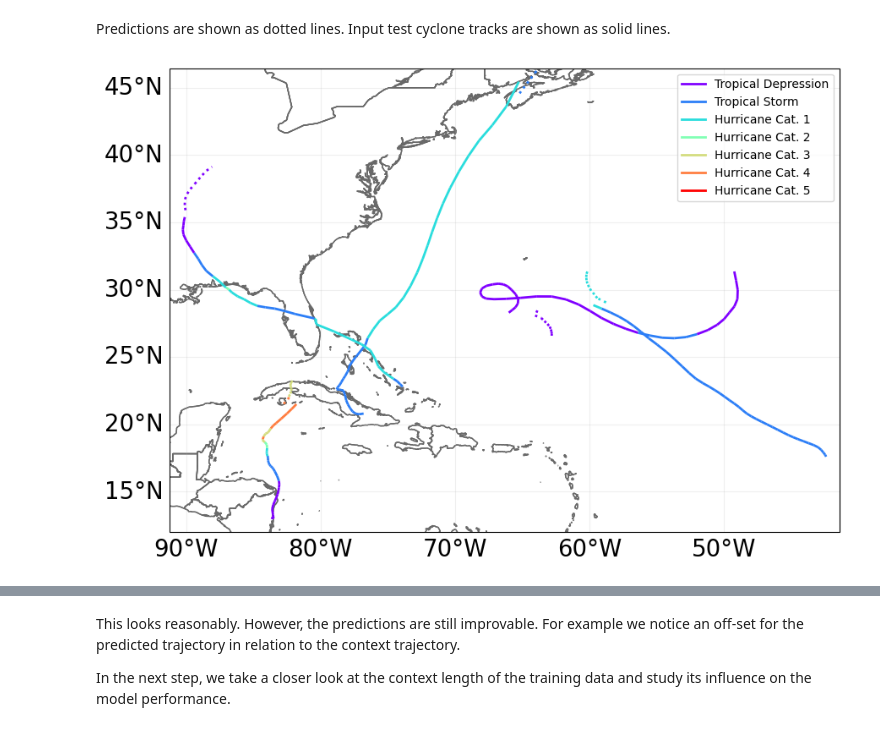
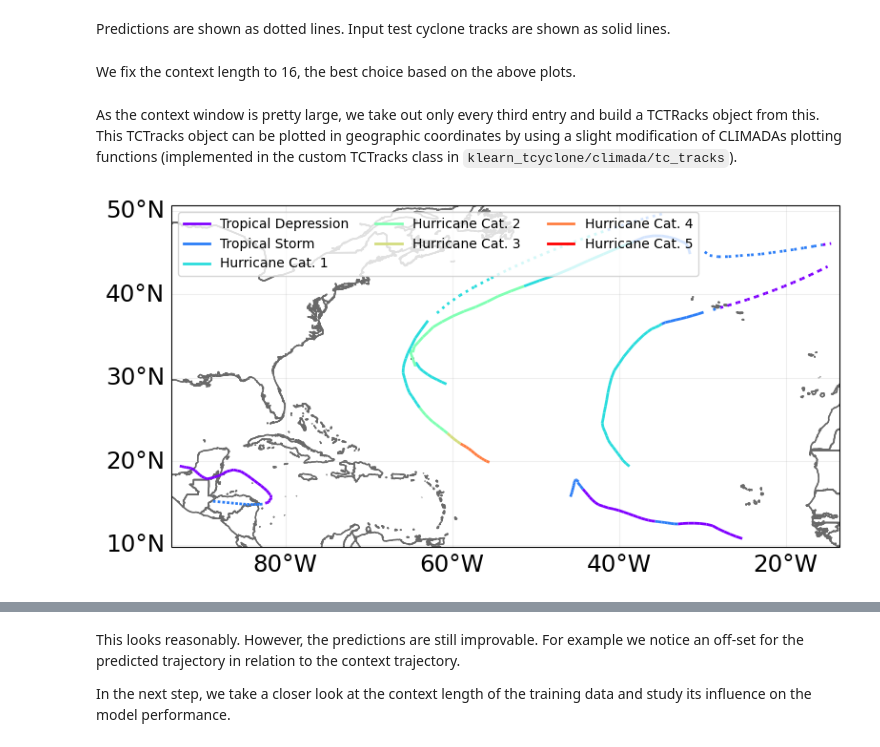
Before and after one commit to ejbrun/koopman_learning_tropical_cyclone, a Jupyter notebook: examples/koopman_kernel_for_TC_plot_prediction.ipynb, the cells around one changed output, grey strips where cells are left out. Cells and saved outputs as stored; diff of their text form; code cells hidden in the pictures.

```diff
--- a/examples/koopman_kernel_for_TC_plot_prediction.ipynb
+++ b/examples/koopman_kernel_for_TC_plot_prediction.ipynb
@@ -389,12 +341,62 @@ Looks good. To visualize the tropical cyclone tracks and the predictions on the
 # %% [markdown]
 Predictions are shown as dotted lines. Input test cyclone tracks are shown as solid lines.
+# %% [markdown]
+We fix the context length to 16, the best choice based on the above plots.
+# %%
+context_length = 16
+# %% [markdown]
+As the context window is pretty large, we take out only every third entry and build a TCTRacks object from this. This TCTracks object can be plotted in geographic coordinates by using a slight modification of CLIMADAs plotting functions (implemented in the custom TCTracks class in `klearn_tcyclone/climada/tc_tracks`).
 # %%
 test_context_scaled = scaler.inverse_transform(test_context)
-predicted_context_scaled = scaler.inverse_transform(predicted_context)
-test_context_tc_tracks = TCTracks_from_TensorContextDataset(test_context_scaled, feature_list=feature_list)
-predicted_context_tc_tracks = TCTracks_from_TensorContextDataset(predicted_context_scaled, feature_list=feature_list)
-
-ax = predicted_context_tc_tracks.plot(linestyle="dotted")
-_ = test_context_tc_tracks.plot(axis=ax, linestyle="solid")
+predicted_context_scaled = scaler.inverse_transform(predicted_context[context_length])
+test_context_tc_tracks = TCTracks_from_TensorContextDataset(test_context_scaled[:,::3], feature_list=feature_list)
+predicted_context_tc_tracks = TCTracks_from_TensorContextDataset(predicted_context_scaled[:,::3], feature_list=feature_list)
-# %% [output]
-[figure, removed]
+# %%
+# figsize=(9, 13)
+figsize=(8, 8)
+adapt_fontsize=True
+# max_lat = 75
+# min_lat = 5
+
+extent_test = test_context_tc_tracks.get_extent(deg_buffer=1)
+extent_prediction = predicted_context_tc_tracks.get_extent(deg_buffer=1)
+extent_test = test_context_tc_tracks.get_extent(deg_buffer=1)
+extent_prediction = predicted_context_tc_tracks.get_extent(deg_buffer=1)
+min_lon = np.min([extent_test[0], extent_prediction[0]])
+max_lon = np.max([extent_test[1], extent_prediction[1]])
+min_lat = np.min([extent_test[2], extent_prediction[2]])
+max_lat = np.max([extent_test[3], extent_prediction[3]])
+
+mid_lon = 0.5 * (min_lon + max_lon)
+proj = ccrs.PlateCarree(central_longitude=mid_lon)
+
+fig, ax, _ = u_plot.make_map(
+    num_sub=(1,1),
+    proj=proj, figsize=figsize, adapt_fontsize=adapt_fontsize
+)
+
+
+extent = (min_lon, max_lon, min_lat, max_lat)
+_ = test_context_tc_tracks.plot(
+    axis=ax,
+    figsize=figsize,
+    legend=True,
+    adapt_fontsize=adapt_fontsize,
+    linestyle="solid",
+    extent=extent,
+    loc_legend = 2,
+    ncols_legend = 3,
+)
+
+_ = predicted_context_tc_tracks.plot(
+    axis=ax,
+    figsize=figsize,
+    legend=True,
+    adapt_fontsize=adapt_fontsize,
+    linestyle="dotted",
+    extent=extent,
+    loc_legend = 2,
+    ncols_legend = 3,
+)
+# %% [output]
+[figure, added]
```
Also changed, not shown: parts of 60 cells of this notebook, 11 other files.
